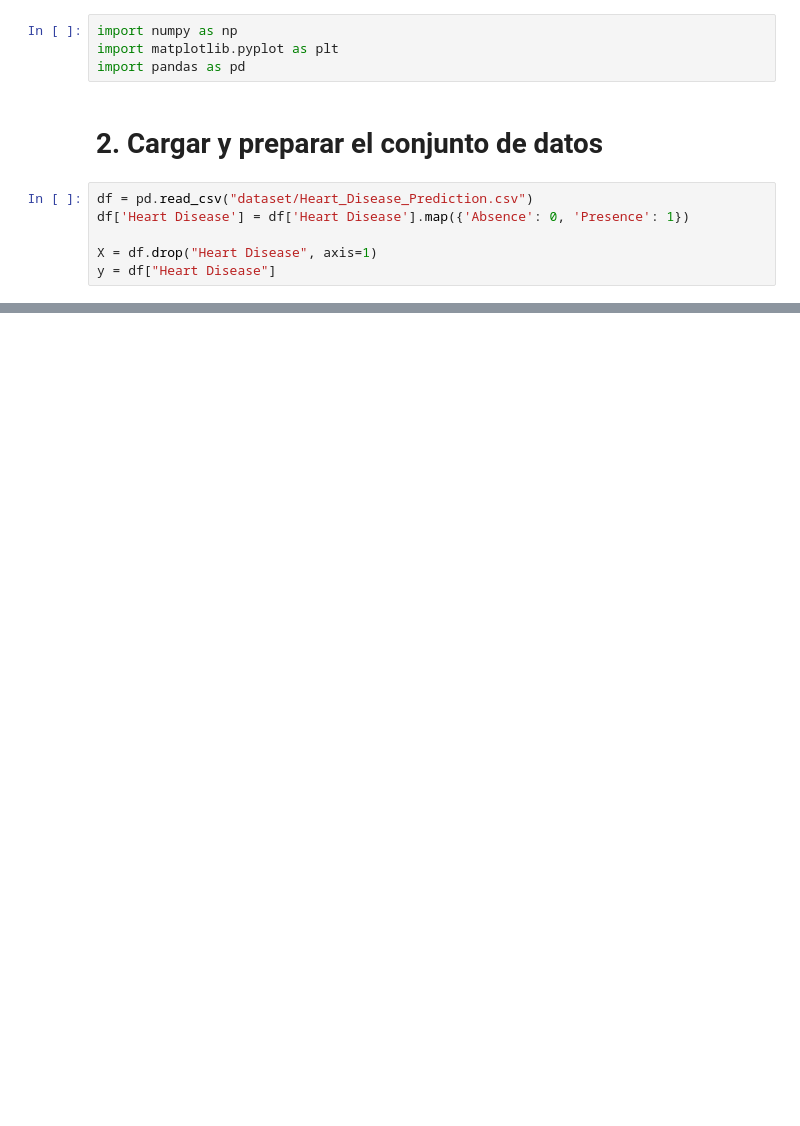
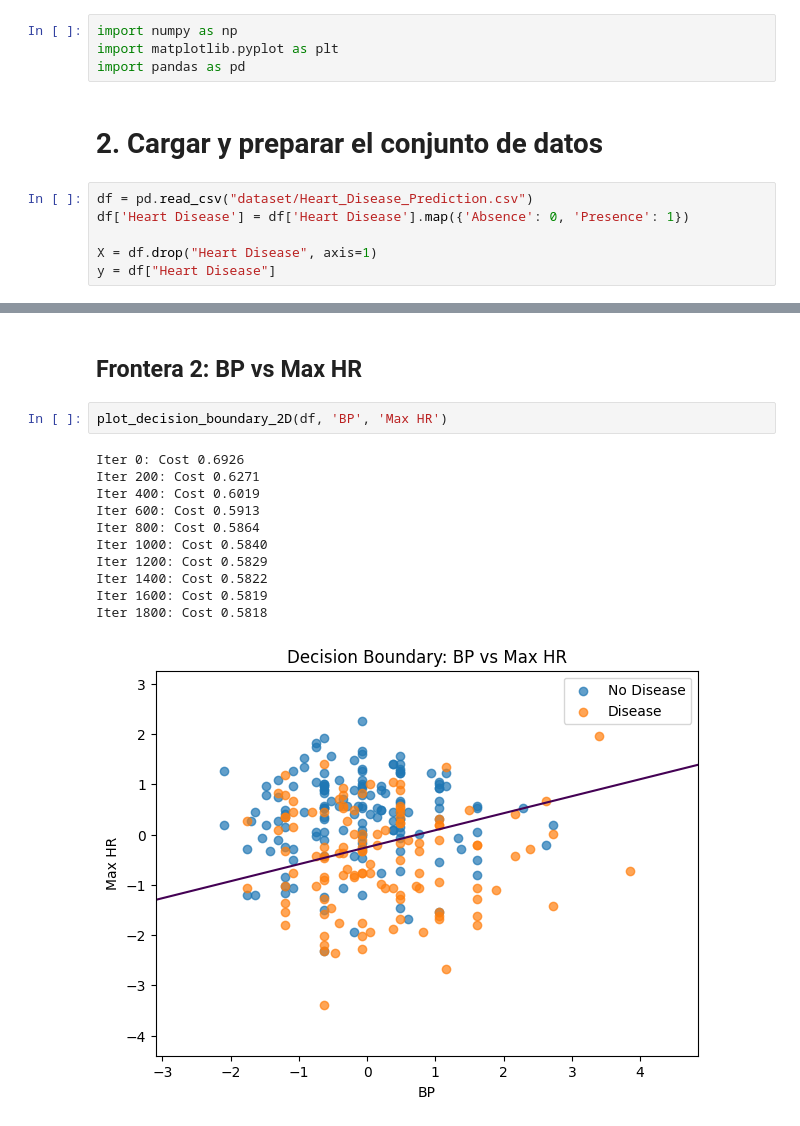
Before and after one commit to Yojhan-Toro/AREP_LAB02, a Jupyter notebook: heart_disease_lr_analysis.ipynb, the cells around one changed output, grey strips where cells are left out. Drawn from its saved outputs; the diff is of its cells as text; blank space fills up the shorter version.

```diff
--- a/heart_disease_lr_analysis.ipynb
+++ b/heart_disease_lr_analysis.ipynb
@@ -76,0 +243,16 @@ def compute_gradient(X, y, theta):
+# %% [markdown]
+## Frontera 2: BP vs Max HR
+# %%
+plot_decision_boundary_2D(df, 'BP', 'Max HR')
+# %% [output]
+Iter 0: Cost 0.6926
+Iter 200: Cost 0.6271
+Iter 400: Cost 0.6019
+Iter 600: Cost 0.5913
+Iter 800: Cost 0.5864
+Iter 1000: Cost 0.5840
+Iter 1200: Cost 0.5829
+Iter 1400: Cost 0.5822
+Iter 1600: Cost 0.5819
+Iter 1800: Cost 0.5818
+[figure, added]
```
Also changed, not shown: parts of 51 cells of this notebook, 9 other files.
